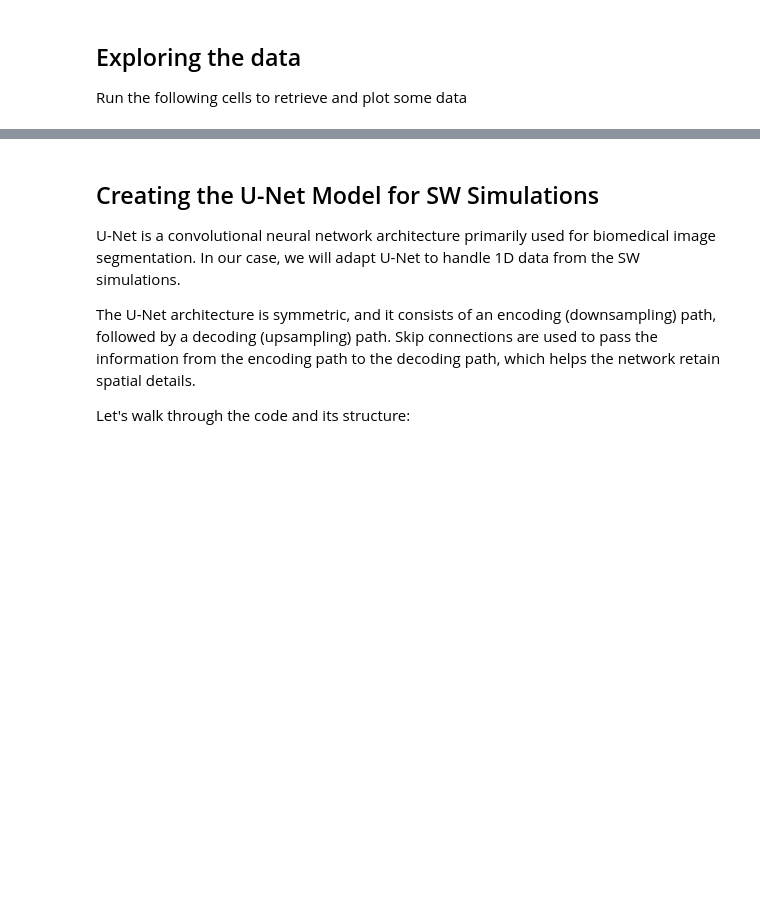
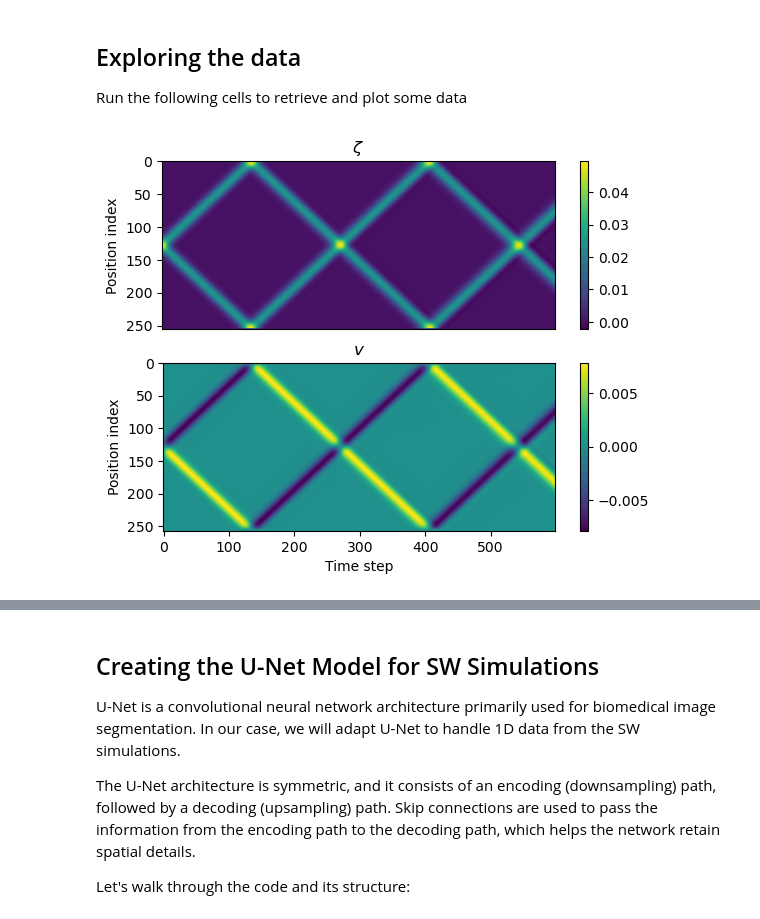
Before and after one commit to alicanbekar/pi_lecture_pytorch, a Jupyter notebook: swe_instructor_code.ipynb, the cells around one changed output, grey strips where cells are left out. Saved outputs shown, nothing was run; the diff lists cells and outputs as text; code cells hidden in the pictures; blank space fills up the shorter version.

```diff
--- a/swe_instructor_code.ipynb
+++ b/swe_instructor_code.ipynb
@@ -109,0 +122,18 @@ plt.colorbar()
+# %%
+def img_plot(x, title=None, showxax=True):
+    plt.imshow(x.T)
+    if showxax:
+        plt.xlabel('Time step')
+    else:
+        plt.gca().get_xaxis().set_visible(False)
+    plt.ylabel('Position index')
+    plt.colorbar()
+    if title is not None:
+        plt.title(title)
+# %%
+plt.subplot(2,1,1)
+img_plot(zeta, title='$\zeta$', showxax=False)
+plt.subplot(2,1,2)
+img_plot(vel, title='$v$')
+# %% [output]
+[figure, added]
```
Also changed, not shown: parts of 4 cells of this notebook.
